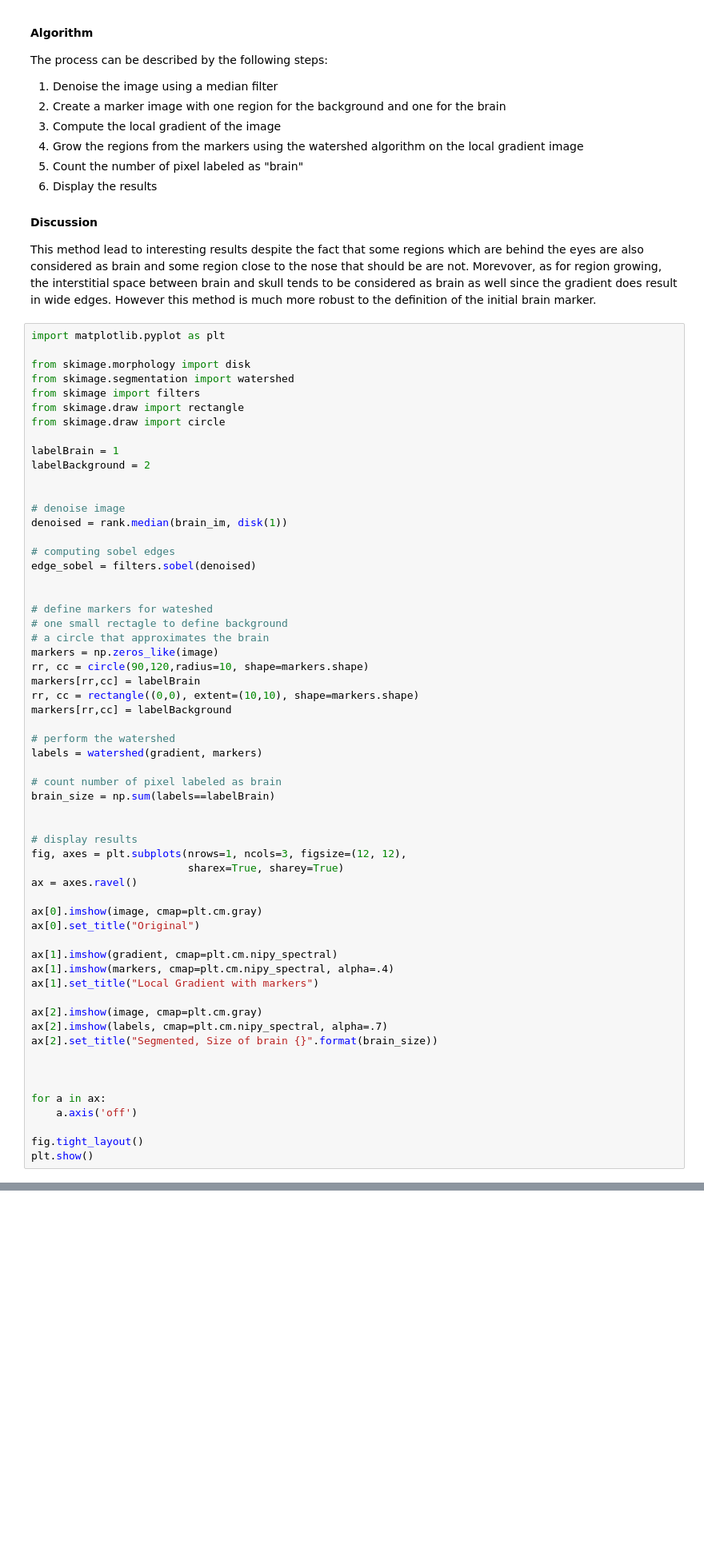
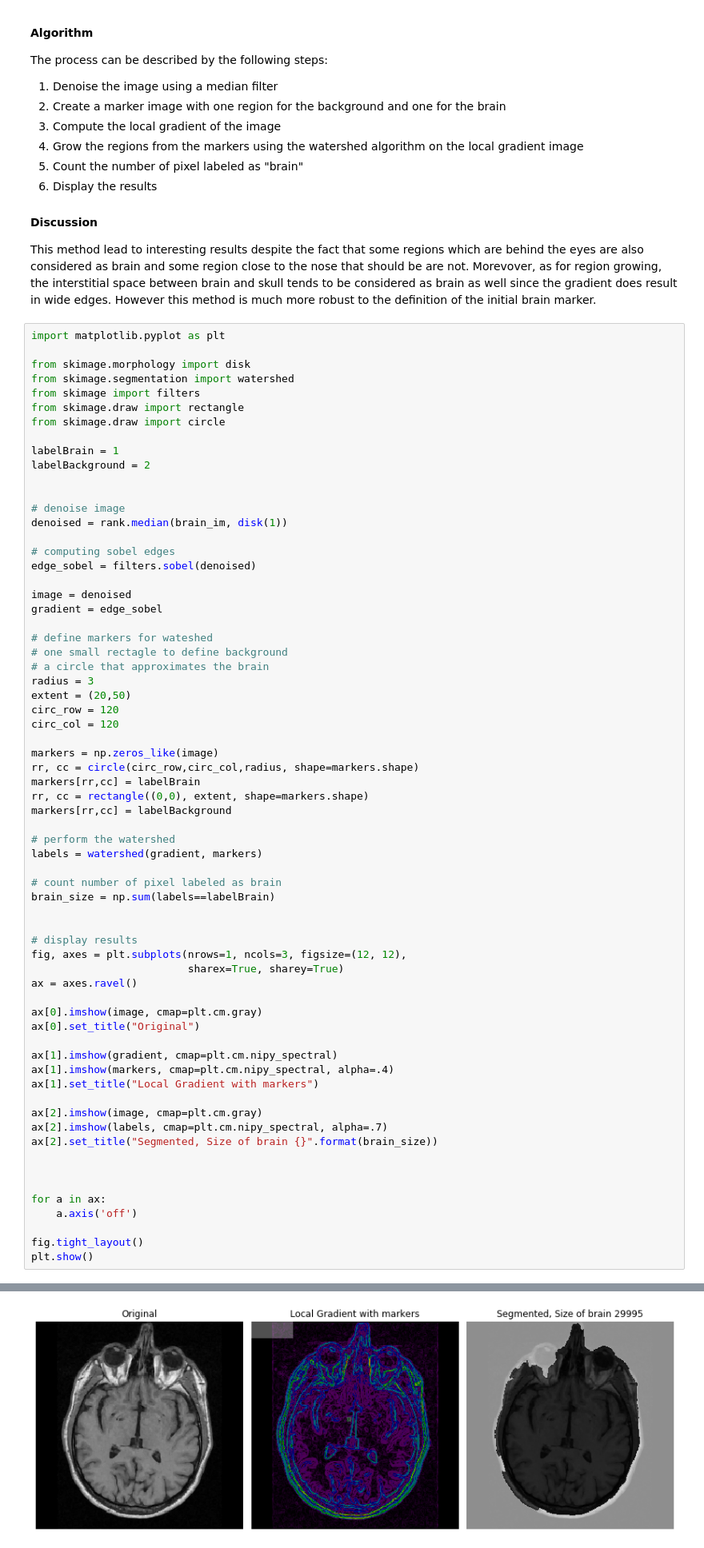
Before and after one commit to meierkilian/iapr2020_gkj, a Jupyter notebook: labs/lab_01_segmentation.ipynb, the cells around one changed output, grey strips where cells are left out. Shown at 80% size. Drawn from its saved outputs; the diff is of its cells as text; blank space fills up the shorter version.

```diff
--- a/labs/lab_01_segmentation.ipynb
+++ b/labs/lab_01_segmentation.ipynb
@@ -209,14 +150,21 @@ denoised = rank.median(brain_im, disk(1))
 # computing sobel edges
 edge_sobel = filters.sobel(denoised)
 
+image = denoised
+gradient = edge_sobel
 
 # define markers for wateshed
 # one small rectagle to define background
 # a circle that approximates the brain
+radius = 3
+extent = (20,50)
+circ_row = 120
+circ_col = 120
+
 markers = np.zeros_like(image)
-rr, cc = circle(90,120,radius=10, shape=markers.shape)
+rr, cc = circle(circ_row,circ_col,radius, shape=markers.shape)
 markers[rr,cc] = labelBrain
-rr, cc = rectangle((0,0), extent=(10,10), shape=markers.shape)
+rr, cc = rectangle((0,0), extent, shape=markers.shape)
 markers[rr,cc] = labelBackground
 
 # perform the watershed
@@ -254,3 +201,4 @@ NameError: name 'image' is not defined
+[figure, added]
 # %% [markdown]
 ### 1.3 bis Contour detection (sobel)
 #### Algorithm
```
Also changed, not shown: parts of 8 cells of this notebook.
